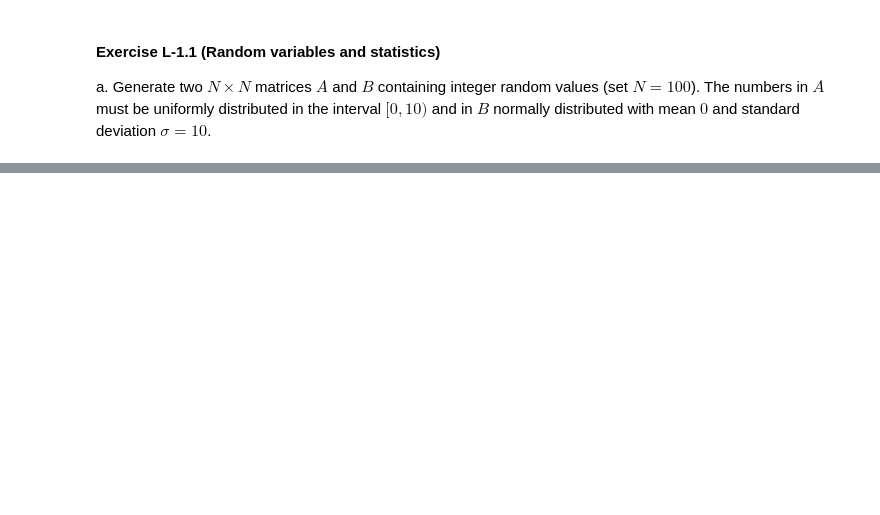
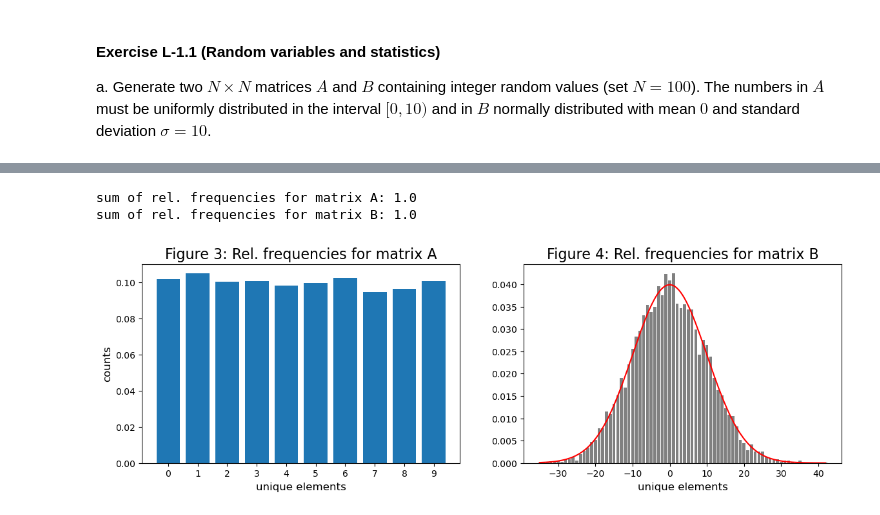
Before and after one commit to MarcoLandtHayen/exercises_patt_recog, a Jupyter notebook: notebooks/python/Practice_Sheet_1.ipynb, the cells around one changed output, grey strips where cells are left out. Saved outputs shown, nothing was run; the diff lists cells and outputs as text; code cells hidden in the pictures; blank space fills up the shorter version.

```diff
--- a/notebooks/python/Practice_Sheet_1.ipynb
+++ b/notebooks/python/Practice_Sheet_1.ipynb
@@ -23,0 +24,6 @@ std. dev. for values in B: 10.014
+# %%
+# Get min and max values for A and B:
+amin = np.min(A)
+amax = np.max(A)
+bmin = np.min(B)
+bmax = np.max(B)
@@ -23,0 +105,41 @@ std. dev. for values in B: 10.014
+# %%
+# Get relative frequencies:
+a_norm = a / N**2
+b_norm = b / N**2
+
+# Check if probabilities add up to 1:
+print("sum of rel. frequencies for matrix A:", np.round(sum(a_norm),3))
+print("sum of rel. frequencies for matrix B:", np.round(sum(b_norm),3))
+# %% [output]
+sum of rel. frequencies for matrix A: 1.0
+sum of rel. frequencies for matrix B: 1.0
+# %%
+## Prepare plotting normal distribution:
+
+# Create x-values between min and max of values in matrix B:
+x = np.arange(bmin,bmax,0.1)
+
+# Compute corresponding normal distribution:
+x_normal_dist = 1 / np.sqrt(2 * np.pi * sigma**2) * np.exp(-((x-mu)**2) / (2 * sigma**2))
+
+## Plot probability distributions (= rel. frequencies):
+
+# Initialize plot, containing two figures:
+fig, axes = plt.subplots(1,2,figsize=(14,4))
+
+# Draw relative frequencies for matrix A:
+axes[0].bar(a_elements, a_norm, tick_label=a_elements)
+axes[0].set_title('Figure 3: Rel. frequencies for matrix A', fontsize=16)
+axes[0].set_xlabel('unique elements', fontsize=12)
+axes[0].set_ylabel('counts', fontsize=12)
+
+# Draw relative frequencies for matrix B:
+axes[1].bar(b_elements, b_norm, color='grey')
+axes[1].set_title('Figure 4: Rel. frequencies for matrix B', fontsize=16)
+axes[1].set_xlabel('unique elements', fontsize=12)
+
+# Add normal distribution to Figure 4:
+axes[1].plot(x, x_normal_dist, color='red')
+plt.show()
+# %% [output]
+[figure, added]
```
Also changed, not shown: parts of 12 cells of this notebook.
